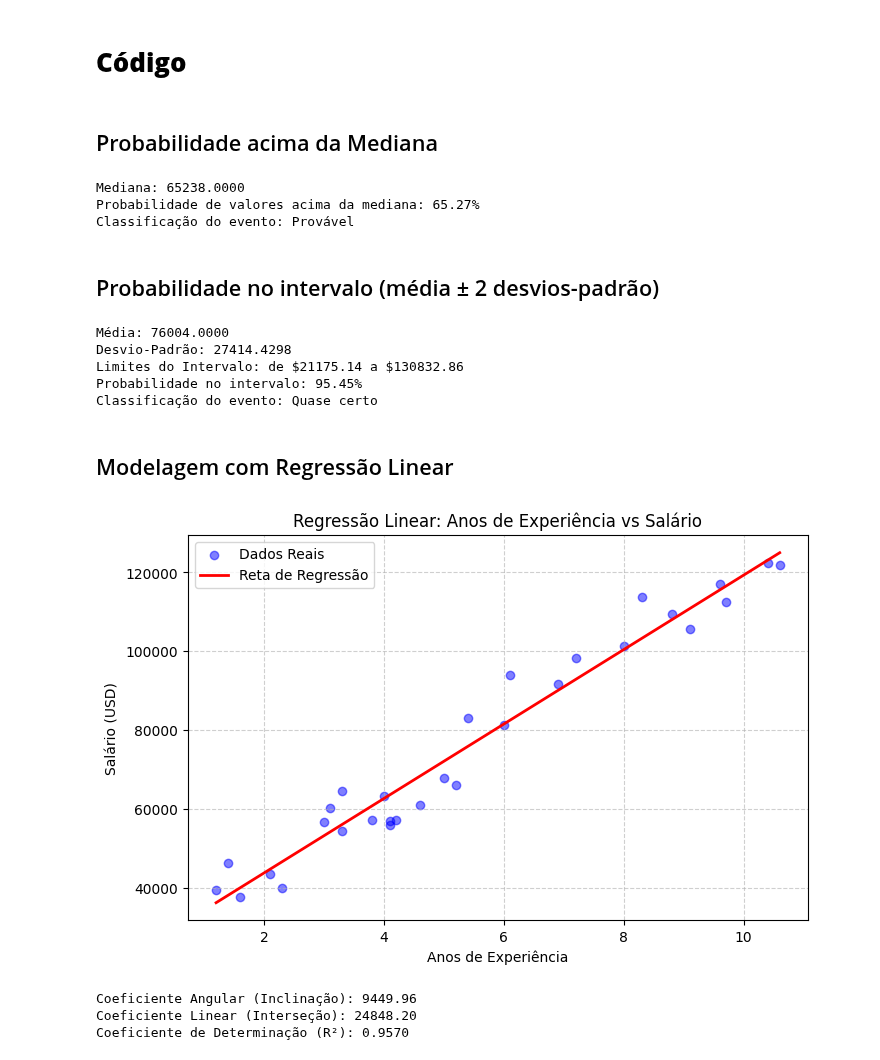
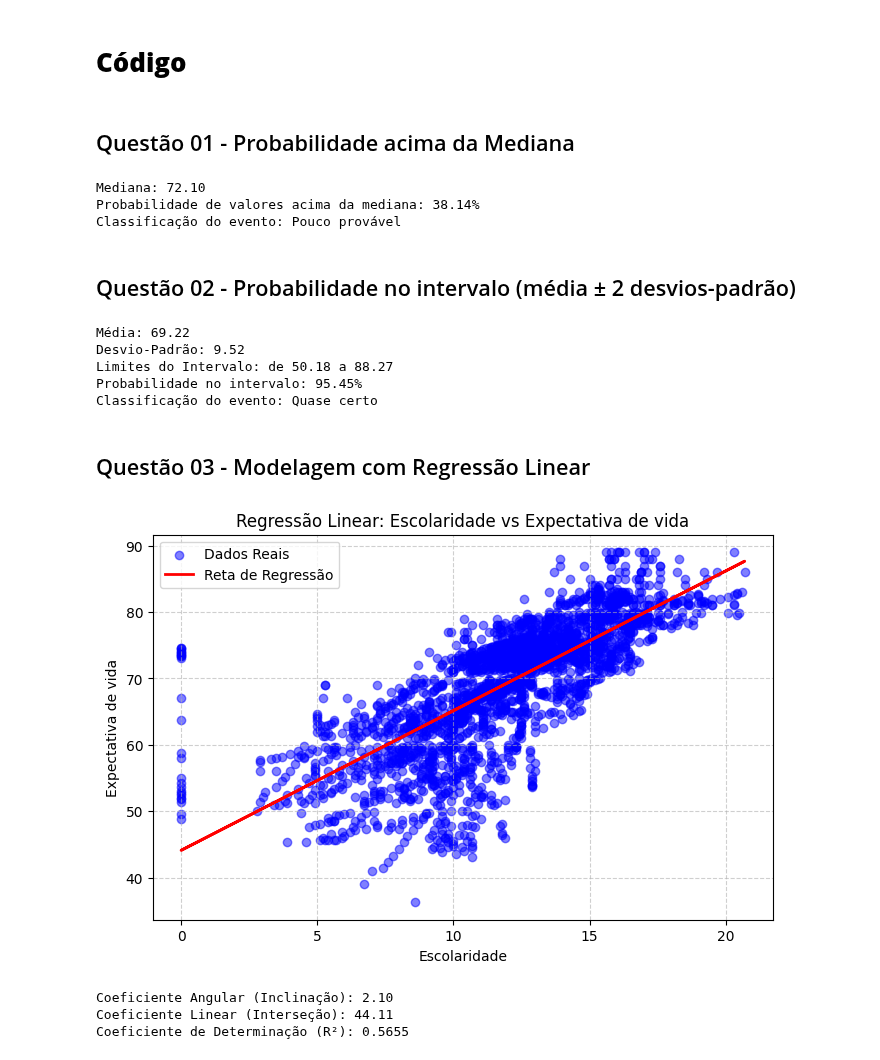
Before and after one commit to kenichiy19/1CCPK-MLAM, a Jupyter notebook: Sprints/2026_2/Sprint 3/SPRINT_3.ipynb, the cells around one changed output. Saved outputs shown, nothing was run; the diff lists cells and outputs as text; code cells hidden in the pictures.

```diff
--- a/Sprints/2026_2/Sprint 3/SPRINT_3.ipynb
+++ b/Sprints/2026_2/Sprint 3/SPRINT_3.ipynb
@@ -22,11 +27,11 @@ from sklearn.linear_model import LinearRegression
 # %% [markdown]
 # **Código**
 # %% [markdown]
-## Probabilidade acima da Mediana
+## Questão 01 - Probabilidade acima da Mediana
 # %%
-df = pd.read_csv('/content/Salary_dataset.csv')
+df = pd.read_csv('/content/Life Expectancy Data.csv')
 
-variavel = 'Salary'
+variavel = 'Life expectancy '
 
 mediana = df[variavel].median()
 media = df[variavel].mean()
@@ -43,15 +48,15 @@ elif probabilidade <= 0.90:
 else:
   classificacao = "Quase certo"
 
-print(f"Mediana: {mediana:.4f}")
+print(f"Mediana: {mediana:.2f}")
 print(f"Probabilidade de valores acima da mediana: {probabilidade * 100:.2f}%")
 print(f"Classificação do evento: {classificacao}")
 # %% [output]
-Mediana: 65238.0000
-Probabilidade de valores acima da mediana: 65.27%
-Classificação do evento: Provável
+Mediana: 72.10
+Probabilidade de valores acima da mediana: 38.14%
+Classificação do evento: Pouco provável
 # %% [markdown]
-## Probabilidade no intervalo (média ± 2 desvios-padrão)
+## Questão 02 - Probabilidade no intervalo (média ± 2 desvios-padrão)
 # %%
 limite_inferior = media - (2 * desvio_padrao)
 limite_superior = media + (2 * desvio_padrao)
@@ -67,44 +72,44 @@ elif prob_intervalo <= 0.90:
 else:
     classificacao = "Quase certo"
 
-print(f"Média: {media:.4f}")
-print(f"Desvio-Padrão: {desvio_padrao:.4f}")
-print(f"Limites do Intervalo: de ${limite_inferior:.2f} a ${limite_superior:.2f}")
+print(f"Média: {media:.2f}")
+print(f"Desvio-Padrão: {desvio_padrao:.2f}")
+print(f"Limites do Intervalo: de {limite_inferior:.2f} a {limite_superior:.2f}")
 print(f"Probabilidade no intervalo: {prob_intervalo * 100:.2f}%")
 print(f"Classificação do evento: {classificacao}")
 # %% [output]
-Média: 76004.0000
-Desvio-Padrão: 27414.4298
-Limites do Intervalo: de $21175.14 a $130832.86
+Média: 69.22
+Desvio-Padrão: 9.52
+Limites do Intervalo: de 50.18 a 88.27
 Probabilidade no intervalo: 95.45%
 Classificação do evento: Quase certo
 # %% [markdown]
-## Modelagem com Regressão Linear
+## Questão 03 - Modelagem com Regressão Linear
 # %%
-dados_limpos = df[['YearsExperience', 'Salary']].dropna()
+dados_limpos = df[['Schooling', 'Life expectancy ']].dropna()
 
-X = dados_limpos[['YearsExperience']]
-y = dados_limpos['Salary']
+X = dados_limpos[['Schooling']]
+y = dados_limpos['Life expectancy ']
 
 modelo = LinearRegression()
 modelo.fit(X, y)
 
 plt.figure(figsize=(8, 5))
 plt.scatter(X, y, color='blue', alpha=0.5, label='Dados Reais')
 plt.plot(X, modelo.predict(X), color='red', linewidth=2, label='Reta de Regressão')
 
-plt.title('Regressão Linear: Anos de Experiência vs Salário')
-plt.xlabel('Anos de Experiência')
-plt.ylabel('Salário (USD)')
+plt.title('Regressão Linear: Escolaridade vs Expectativa de vida')
+plt.xlabel('Escolaridade')
+plt.ylabel('Expectativa de vida')
 plt.legend()
 plt.grid(True, linestyle='--', alpha=0.6)
 plt.show()
 
 print(f"Coeficiente Angular (Inclinação): {modelo.coef_[0]:.2f}")
 print(f"Coeficiente Linear (Interseção): {modelo.intercept_:.2f}")
 print(f"Coeficiente de Determinação (R²): {modelo.score(X, y):.4f}")
 # %% [output]
-[figure, old version]
+[figure, new version]
-Coeficiente Angular (Inclinação): 9449.96
-Coeficiente Linear (Interseção): 24848.20
-Coeficiente de Determinação (R²): 0.9570
+Coeficiente Angular (Inclinação): 2.10
+Coeficiente Linear (Interseção): 44.11
+Coeficiente de Determinação (R²): 0.5655
```
Also changed, not shown: parts of 8 cells of this notebook.
